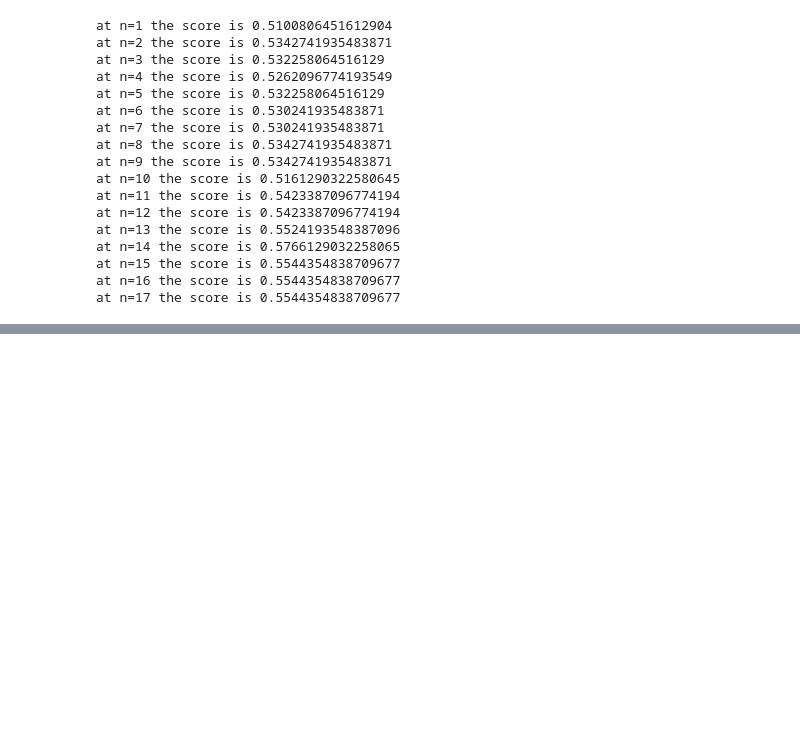
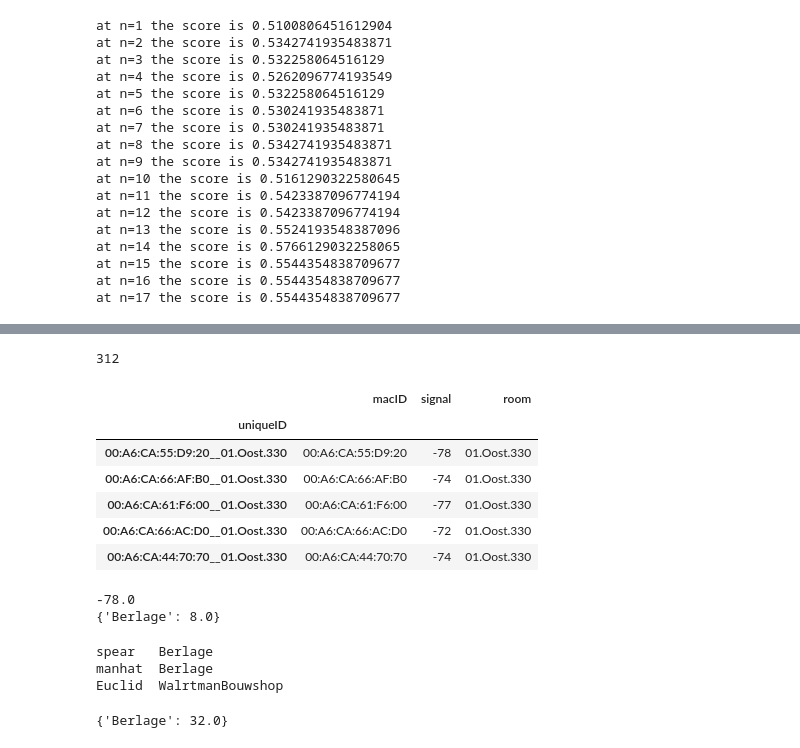
Before and after one commit to pratyush1611/geo1003_wifi_fingerprint_asg4, a Jupyter notebook: asg4.ipynb, the cells around one changed output, grey strips where cells are left out. Cells and saved outputs as stored; diff of their text form; code cells hidden in the pictures; blank space fills up the shorter version.

```diff
--- a/asg4.ipynb
+++ b/asg4.ipynb
@@ -343,0 +334,66 @@ at n=17 the score is 0.5544354838709677
+# %%
+path30 = './30_sec/'
+df30 = dfinator(path30)
+df30 = df30[df30['access_pt']=='eduroam'].drop(['time','vendor','access_pt','idk','idk_2','freq','station_info','specs'], axis=1)
+
+
+df30['uniqueID30'] = df30['macID']+'__'+ df30['room']
+df30.drop(['macID','room'], axis=1, inplace=True)
+df30.set_index('uniqueID30', inplace=True)
+df30.signal = pd.to_numeric(df30.signal)
+print(len(df30.index.unique()))
+
+df30 = df30.groupby('uniqueID30').agg(lambda x: x.mean())
+df30.reset_index(inplace=True)
+df30['room'] = df30['uniqueID30'].apply(lambda x: x.split('__')[-1])
+df30['mac'] = df30['uniqueID30'].apply(lambda x: x.split('__')[0])
+
+df30_room400 = df30[df30['room']=='A']
+df30_room400.head()
+redo.head()
+# %% [output]
+312
+|  | macID | signal | room |
+| uniqueID |  |  |  |
+| 00:A6:CA:55:D9:20__01.Oost.330 | 00:A6:CA:55:D9:20 | -78 | 01.Oost.330 |
+| 00:A6:CA:66:AF:B0__01.Oost.330 | 00:A6:CA:66:AF:B0 | -74 | 01.Oost.330 |
+| 00:A6:CA:61:F6:00__01.Oost.330 | 00:A6:CA:61:F6:00 | -77 | 01.Oost.330 |
+| 00:A6:CA:66:AC:D0__01.Oost.330 | 00:A6:CA:66:AC:D0 | -72 | 01.Oost.330 |
+| 00:A6:CA:44:70:70__01.Oost.330 | 00:A6:CA:44:70:70 | -74 | 01.Oost.330 |
+# %%
+d_spear = dict()
+d_man = dict()
+
+for room_ in studydf.room.unique():
+    # print(room_)
+    for macid in df30_room400.mac :
+        try:
+            sig1 = float(df30_room400[df30_room400['mac'] == macid].signal)
+            sig2 = float(redo[(redo['room'] == room_) & (redo['macID']==macid)].signal)
+
+            print(sig2)
+            dist_spear = (sig1-sig2)**2
+            dist_man =  abs(sig1-sig2)
+            d_spear[room_] =  d_spear.get(room_,dist_spear) + dist_spear
+            d_man[room_] =  d_man.get(room_,dist_man) + dist_man
+
+        except:
+            # print("was")
+            continue
+
+print(d_man)
+d_euc={}
+for rm , val in d.items():
+    d_euc[rm] = val**0.5
+# %% [output]
+-78.0
+{'Berlage': 8.0}
+# %%
+print("spear  " , min(d_spear, key=d_spear.get) )
+print("manhat " , min(d_man, key=d_man.get)     )
+print("Euclid " , min(d_euc, key=d_euc.get)     )
+# %% [output]
+spear   Berlage
+manhat  Berlage
+Euclid  WalrtmanBouwshop
+{'Berlage': 32.0}
```
Also changed, not shown: parts of 3 cells of this notebook.
